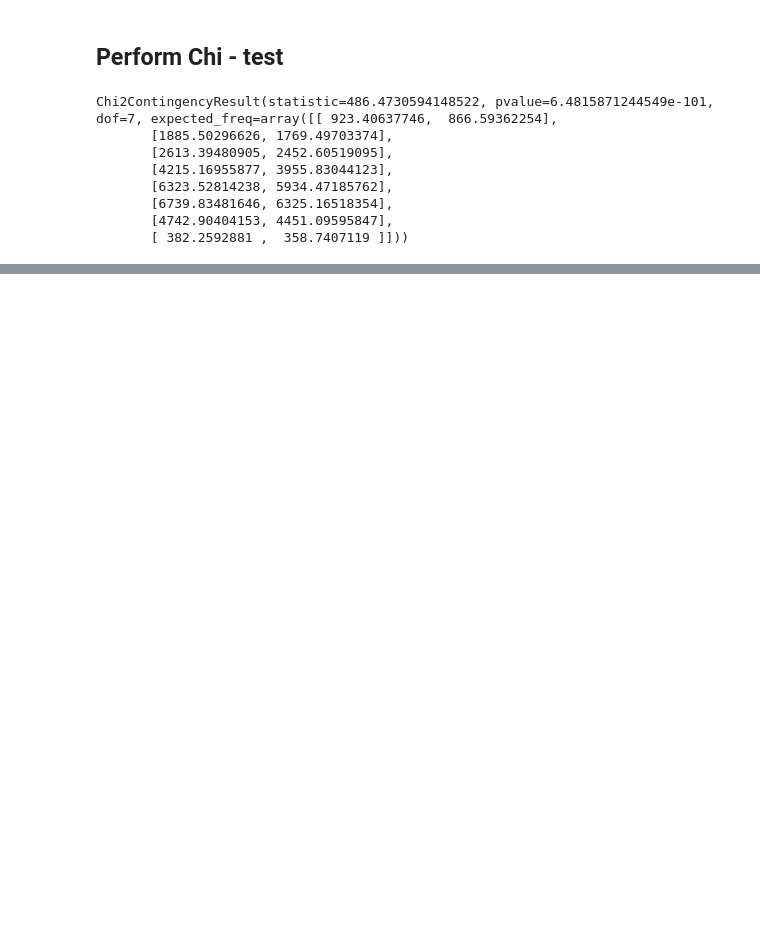
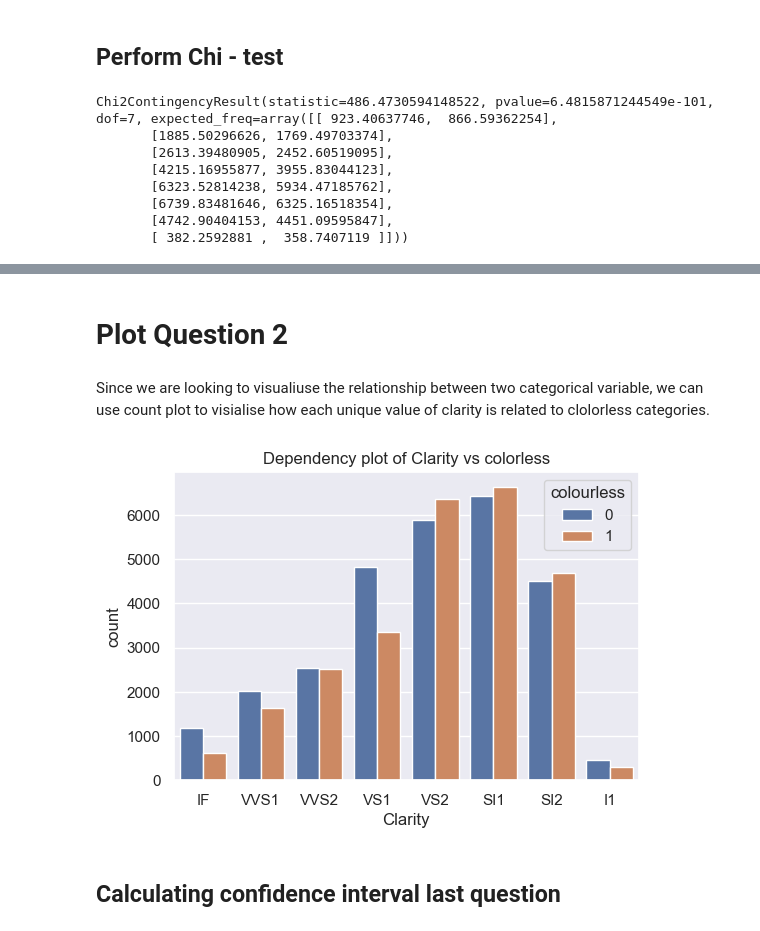
Before and after one commit to Ayomide-ola/Statistics_for_DA, a Jupyter notebook: CA_2/Hypotesis_testing_CA2.ipynb, the cells around one changed output, grey strips where cells are left out. Cells and saved outputs as stored; diff of their text form; code cells hidden in the pictures; blank space fills up the shorter version.

```diff
--- a/CA_2/Hypotesis_testing_CA2.ipynb
+++ b/CA_2/Hypotesis_testing_CA2.ipynb
@@ -472,0 +484,15 @@ There might be an association between clarity and colorlessness.
+# %% [markdown]
+# Plot Question 2
+# %% [markdown]
+Since we are looking to visualiuse the relationship between two categorical variable, we can use count plot to visialise how each unique value of clarity is related to clolorless categories.
+# %%
+plt.figure(figsize=(6,4))
+sns.countplot(data=dia, x='clarity', hue='colourless')
+plt.xlabel('Clarity')
+plt.ylabel('count')
+plt.title("Dependency plot of Clarity vs colorless")
+plt.show()
+# %% [output]
+[figure, added]
+# %% [markdown]
+## Calculating confidence interval last question
```
Also changed, not shown: parts of 23 cells of this notebook.
